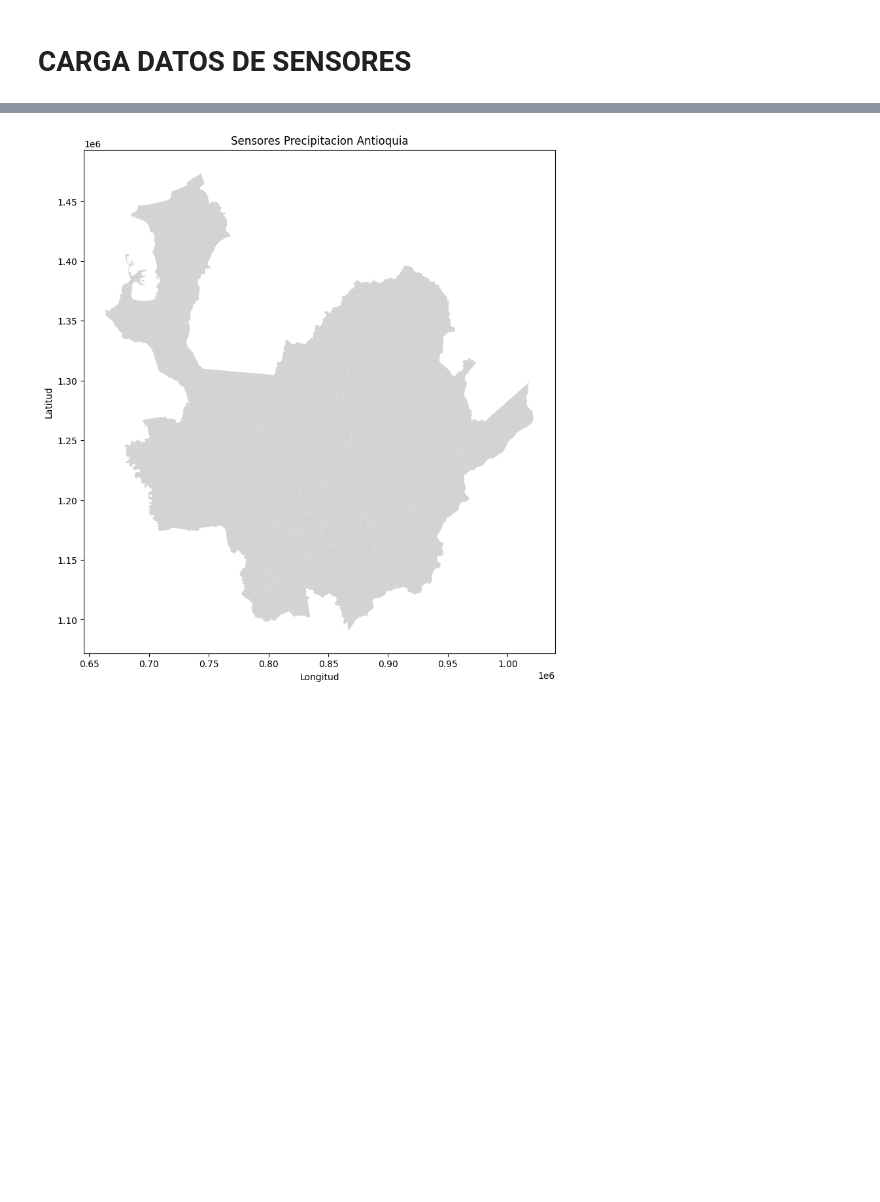
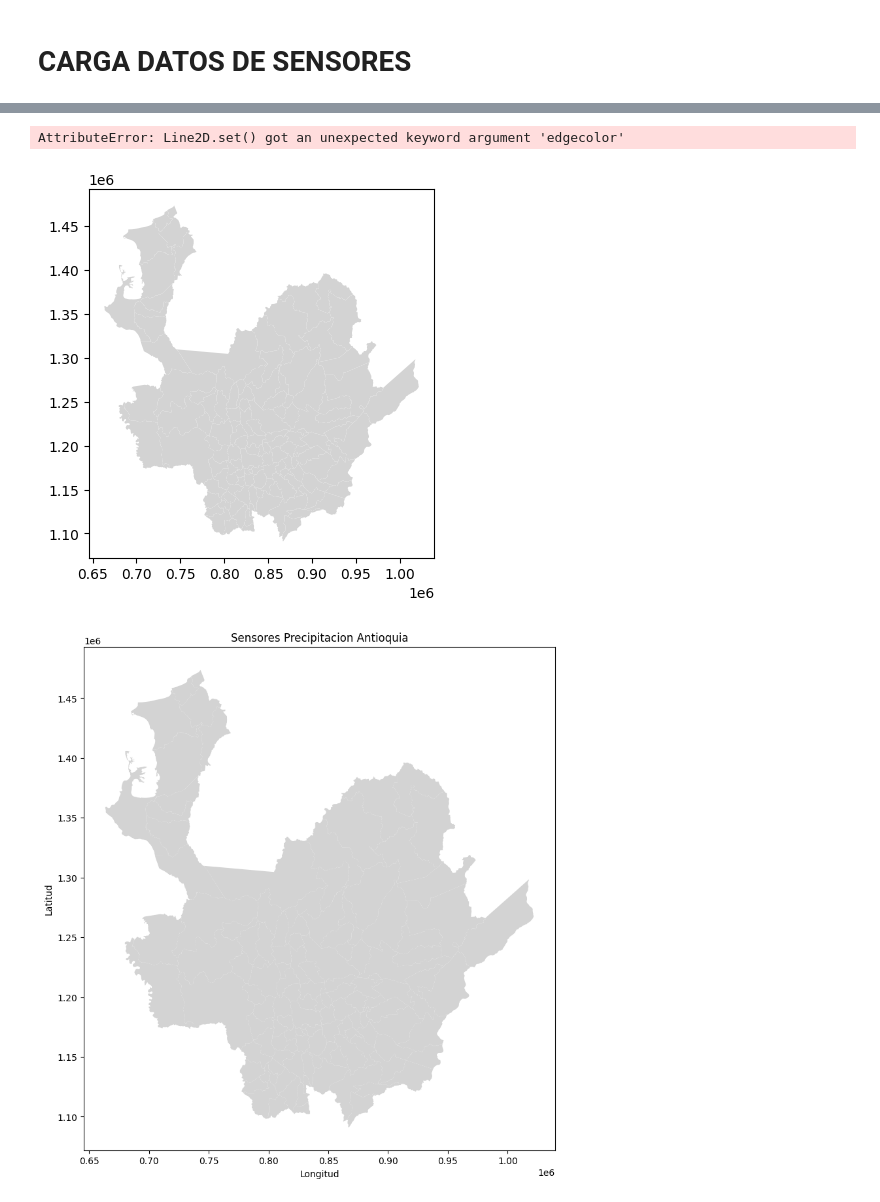
Before and after one commit to stijopa/Tesis, a Jupyter notebook: EDA_T_Sensores.ipynb, the cells around one changed output, grey strips where cells are left out. Saved outputs shown, nothing was run; the diff lists cells and outputs as text; code cells hidden in the pictures; blank space fills up the shorter version.

```diff
--- a/EDA_T_Sensores.ipynb
+++ b/EDA_T_Sensores.ipynb
@@ -124,3 +165,12 @@ df_Sensores['fecha'] = pd.to_datetime(df['fecha'], format='%m/%d/%Y %H:%M')
+# %%
+fig, ax = plt.subplots(1, 1)
+Mapa_Antioquia.plot(ax=ax, color='lightgrey') ### Nueva
+df_DIAN_Sensores.plot(column="cantidad", cmap="YlGnBu", linewidth=0.8, ax=ax, edgecolor="0.8", legend=True)
+plt.title('Cantidad de sensores por municipio')
+plt.show()
+# %% [output]
+AttributeError: Line2D.set() got an unexpected keyword argument 'edgecolor'
+[figure, added]
 # %%
 fig, ax = plt.subplots(figsize=(10, 10))
 Mapa_Antioquia.plot(ax=ax, color='lightgrey') ### Nueva
```
Also changed, not shown: parts of 12 cells of this notebook.
